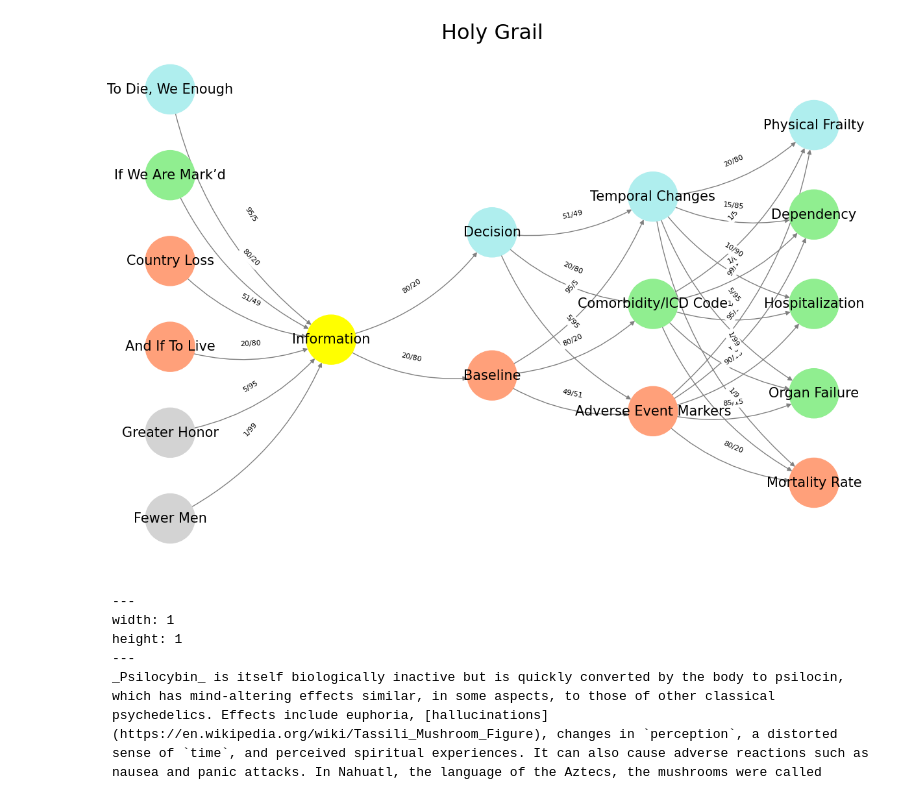
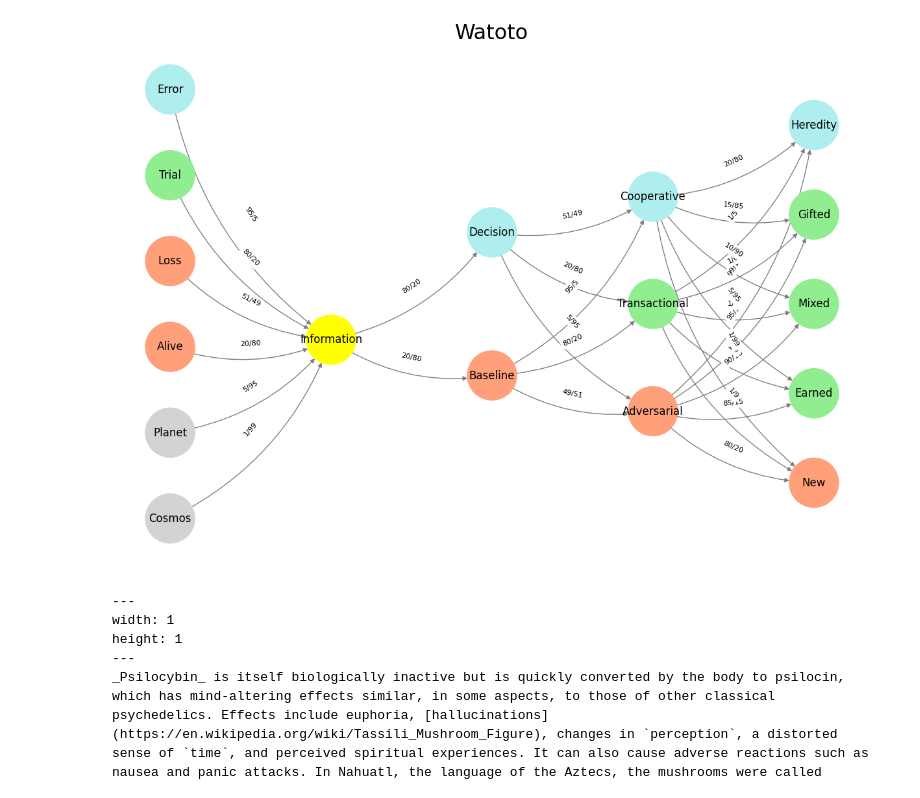
Before and after one commit to abikesa/joan, a Jupyter notebook: kitabo/ensi/_build/jupyter_execute/act3/part1/part1_2.ipynb, the cells around one changed output. Drawn from its saved outputs; the diff is of its cells as text; code cells hidden in the pictures.

Commit message:
watoto

````diff
--- a/kitabo/ensi/_build/jupyter_execute/act3/part1/part1_2.ipynb
+++ b/kitabo/ensi/_build/jupyter_execute/act3/part1/part1_2.ipynb
@@ -20,55 +59,55 @@ import networkx as nx
 # Define the neural network layers
 def define_layers():
     return {
-        'Suis': ['Fewer Men', 'Greater Honor', 'And If To Live', 'Country Loss', "If We Are Mark’d", 'To Die, We Enough'],  # Static
+        'Suis': ['Cosmos', 'Planet', 'Alive', 'Loss', "Trial", 'Error'],  # Static
         'Voir': ['Information'],
         'Choisis': ['Baseline', 'Decision'],
-        'Deviens': ['Adverse Event Markers', 'Comorbidity/ICD Code', 'Temporal Changes'],
-        "M'èléve": ['Mortality Rate', 'Organ Failure', 'Hospitalization', 'Dependency', 'Physical Frailty']
+        'Deviens': ['Adversarial', 'Transactional', 'Cooperative'],
+        "M'èléve": ['New', 'Earned', 'Mixed', 'Gifted', 'Heredity']
     }
 
 # Assign colors to nodes
 def assign_colors():
     color_map = {
         'yellow': ['Information'],
-        'paleturquoise': ['To Die, We Enough', 'Decision', 'Temporal Changes', 'Physical Frailty'],
-        'lightgreen': ["If We Are Mark’d", 'Comorbidity/ICD Code', 'Organ Failure', 'Dependency', 'Hospitalization'],
-        'lightsalmon': ['And If To Live', 'Country Loss', 'Baseline', 'Adverse Event Markers', 'Mortality Rate'],
+        'paleturquoise': ['Error', 'Decision', 'Cooperative', 'Heredity'],
+        'lightgreen': ["Trial", 'Transactional', 'Earned', 'Gifted', 'Mixed'],
+        'lightsalmon': ['Alive', 'Loss', 'Baseline', 'Adversarial', 'New'],
     }
     return {node: color for color, nodes in color_map.items() for node in nodes}
 
 # Define edge weights (hardcoded for editing)
 def define_edges():
     return {
-        ('Fewer Men', 'Information'): '1/99',
-        ('Greater Honor', 'Information'): '5/95',
-        ('And If To Live', 'Information'): '20/80',
-        ('Country Loss', 'Information'): '51/49',
-        ("If We Are Mark’d", 'Information'): '80/20',
-        ('To Die, We Enough', 'Information'): '95/5',
+        ('Cosmos', 'Information'): '1/99',
+        ('Planet', 'Information'): '5/95',
+        ('Alive', 'Information'): '20/80',
+        ('Loss', 'Information'): '51/49',
+        ("Trial", 'Information'): '80/20',
+        ('Error', 'Information'): '95/5',
         ('Information', 'Baseline'): '20/80',
         ('Information', 'Decision'): '80/20',
-        ('Baseline', 'Adverse Event Markers'): '49/51',
-        ('Baseline', 'Comorbidity/ICD Code'): '80/20',
-        ('Baseline', 'Temporal Changes'): '95/5',
-        ('Decision', 'Adverse Event Markers'): '5/95',
-        ('Decision', 'Comorbidity/ICD Code'): '20/80',
-        ('Decision', 'Temporal Changes'): '51/49',
-        ('Adverse Event Markers', 'Mortality Rate'): '80/20',
-        ('Adverse Event Markers', 'Organ Failure'): '85/15',
-        ('Adverse Event Markers', 'Hospitalization'): '90/10',
-        ('Adverse Event Markers', 'Dependency'): '95/5',
-        ('Adverse Event Markers', 'Physical Frailty'): '99/1',
-        ('Comorbidity/ICD Code', 'Mortality Rate'): '1/9',
-        ('Comorbidity/ICD Code', 'Organ Failure'): '1/8',
-        ('Comorbidity/ICD Code', 'Hospitalization'): '1/7',
-        ('Comorbidity/ICD Code', 'Dependency'): '1/6',
-        ('Comorbidity/ICD Code', 'Physical Frailty'): '1/5',
-        ('Temporal Changes', 'Mortality Rate'): '1/99',
-        ('Temporal Changes', 'Organ Failure'): '5/95',
-        ('Temporal Changes', 'Hospitalization'): '10/90',
-        ('Temporal Changes', 'Dependency'): '15/85',
-        ('Temporal Changes', 'Physical Frailty'): '20/80'
+        ('Baseline', 'Adversarial'): '49/51',
+        ('Baseline', 'Transactional'): '80/20',
+        ('Baseline', 'Cooperative'): '95/5',
+        ('Decision', 'Adversarial'): '5/95',
+        ('Decision', 'Transactional'): '20/80',
+        ('Decision', 'Cooperative'): '51/49',
+        ('Adversarial', 'New'): '80/20',
+        ('Adversarial', 'Earned'): '85/15',
+        ('Adversarial', 'Mixed'): '90/10',
+        ('Adversarial', 'Gifted'): '95/5',
+        ('Adversarial', 'Heredity'): '99/1',
+        ('Transactional', 'New'): '1/9',
+        ('Transactional', 'Earned'): '1/8',
+        ('Transactional', 'Mixed'): '1/7',
+        ('Transactional', 'Gifted'): '1/6',
+        ('Transactional', 'Heredity'): '1/5',
+        ('Cooperative', 'New'): '1/99',
+        ('Cooperative', 'Earned'): '5/95',
+        ('Cooperative', 'Mixed'): '10/90',
+        ('Cooperative', 'Gifted'): '15/85',
+        ('Cooperative', 'Heredity'): '20/80'
     }
 
 # Calculate positions for nodes
@@ -84,36 +123,36 @@ def visualize_nn():
     G = nx.DiGraph()
     pos = {}
     node_colors = []
 
     # Add nodes and assign positions
     for i, (layer_name, nodes) in enumerate(layers.items()):
         positions = calculate_positions(nodes, x_offset=i * 2)
         for node, position in zip(nodes, positions):
             G.add_node(node, layer=layer_name)
             pos[node] = position
             node_colors.append(colors.get(node, 'lightgray'))
 
     # Add edges with weights
     for (source, target), weight in edges.items():
         if source in G.nodes and target in G.nodes:
             G.add_edge(source, target, weight=weight)
 
     # Draw the graph
     plt.figure(figsize=(12, 8))
     edges_labels = {(u, v): d["weight"] for u, v, d in G.edges(data=True)}
 
     nx.draw(
         G, pos, with_labels=True, node_color=node_colors, edge_color='gray',
-        node_size=3000, font_size=15, connectionstyle="arc3,rad=0.2"
+        node_size=3000, font_size=12, connectionstyle="arc3,rad=0.2"
     )
     nx.draw_networkx_edge_labels(G, pos, edge_labels=edges_labels, font_size=8)
-    plt.title("Holy Grail", fontsize=23)
+    plt.title("Watoto", fontsize=23)
     plt.show()
 
 # Run the visualization
 visualize_nn()
 # %% [output]
-[figure, old version]
+[figure, new version]
 # %% [markdown]
 ```{figure} ../../figures/blanche.*
 ---
````
Also changed, not shown: parts of 1 cell of this notebook, 26 other files.
